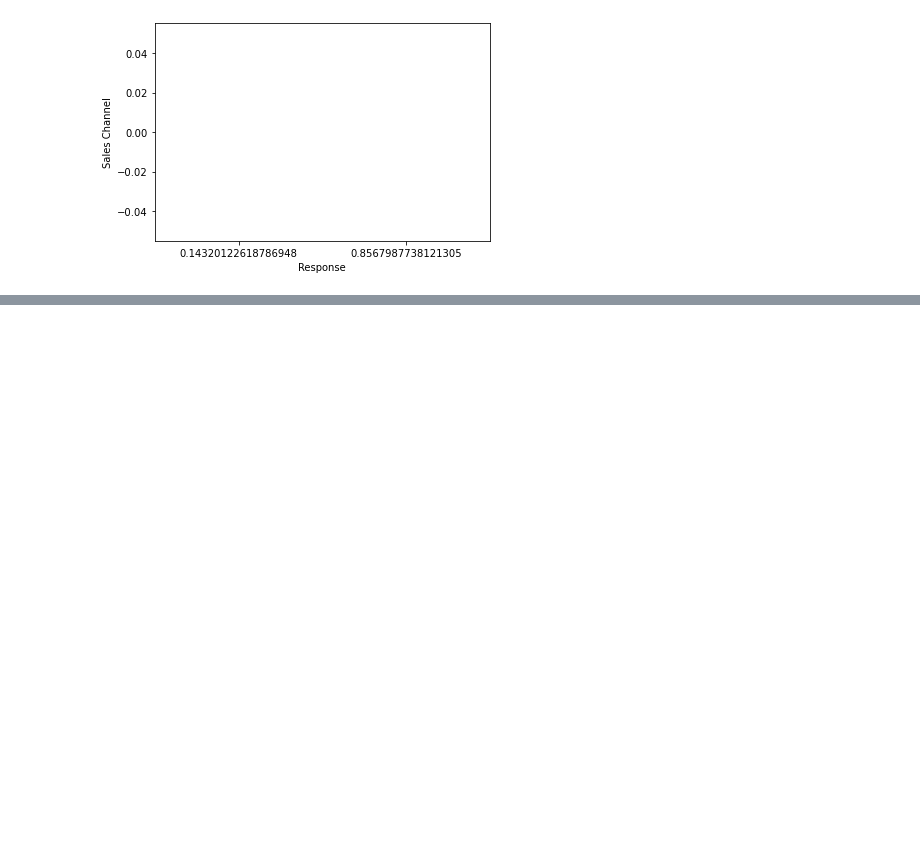
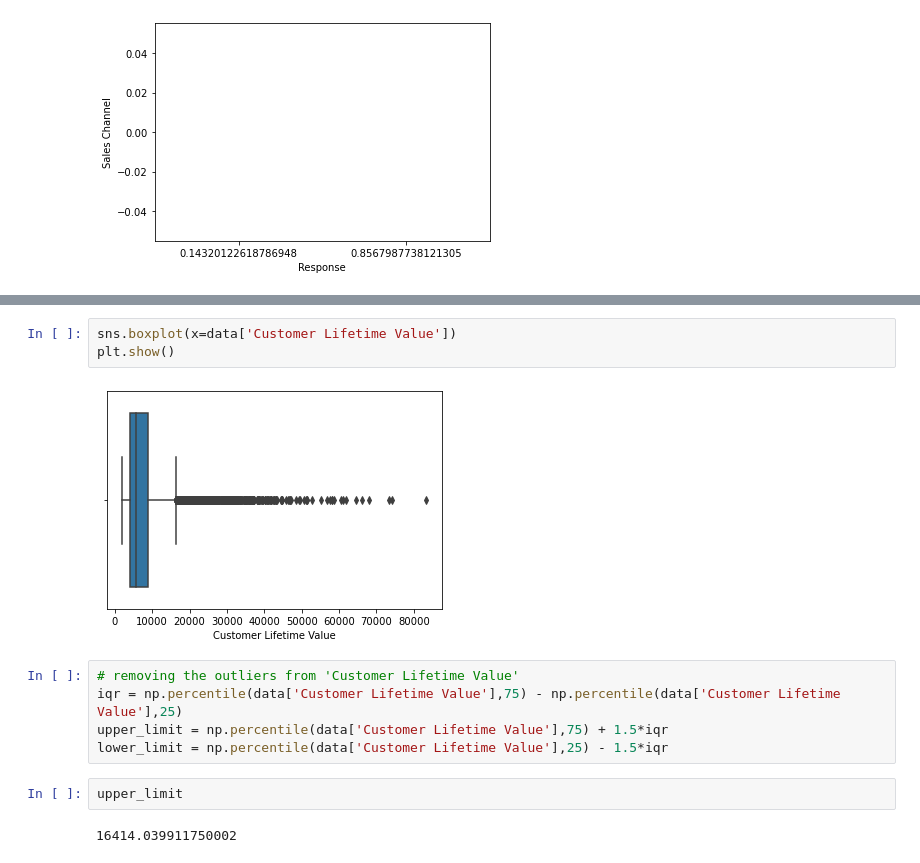
Before and after one commit to ShahAliR/lab-customer-analysis-round-3, a Jupyter notebook: files_for_lab/csv_files/Round3.ipynb, the cells around one changed output, grey strips where cells are left out. Drawn from its saved outputs; the diff is of its cells as text; blank space fills up the shorter version.

```diff
--- a/files_for_lab/csv_files/Round3.ipynb
+++ b/files_for_lab/csv_files/Round3.ipynb
@@ -60,0 +215,14 @@ plt.show()
+# %%
+sns.boxplot(x=data['Customer Lifetime Value'])
+plt.show()
+# %% [output]
+[figure, added]
+# %%
+# removing the outliers from 'Customer Lifetime Value'
+iqr = np.percentile(data['Customer Lifetime Value'],75) - np.percentile(data['Customer Lifetime Value'],25)
+upper_limit = np.percentile(data['Customer Lifetime Value'],75) + 1.5*iqr
+lower_limit = np.percentile(data['Customer Lifetime Value'],25) - 1.5*iqr
+# %%
+upper_limit
+# %% [output]
+16414.039911750002
```
Also changed, not shown: parts of 26 cells of this notebook, 1 other file.
